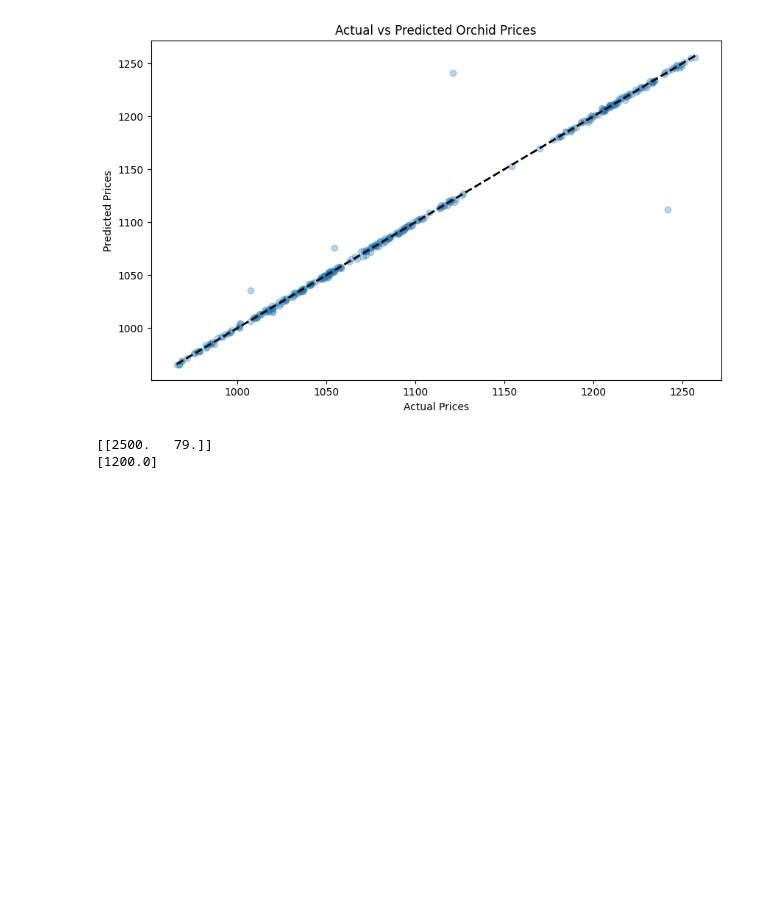
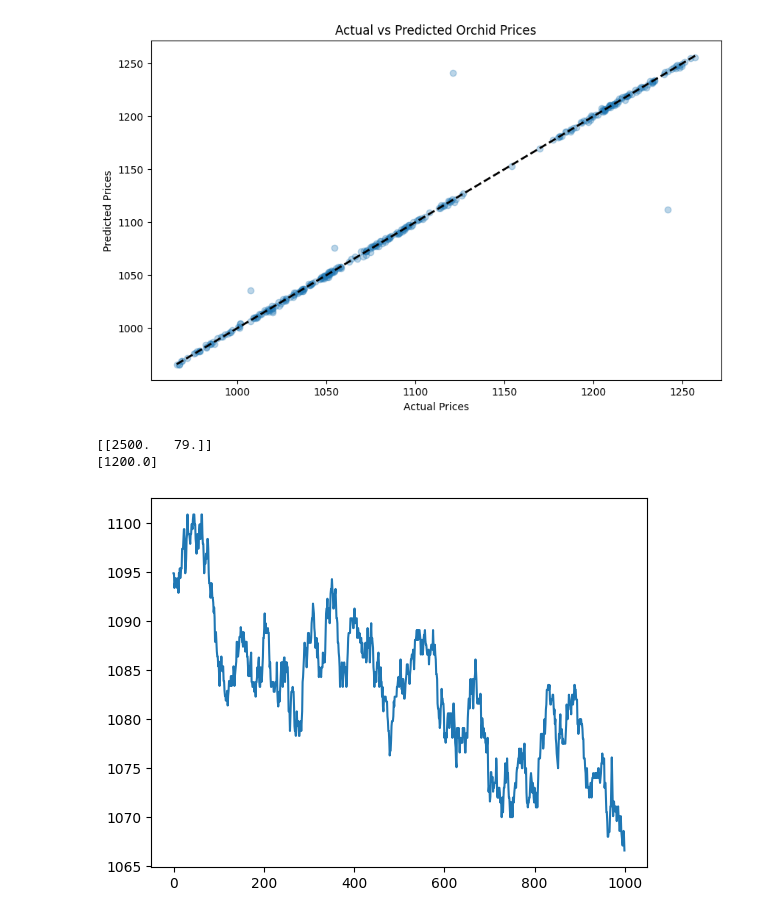
Before and after one commit to Gael-BB/Prosperity2, a Jupyter notebook: research/round2/regression.ipynb, the cells around one changed output. Saved outputs shown, nothing was run; the diff lists cells and outputs as text; code cells hidden in the pictures; blank space fills up the shorter version.

```diff
--- a/research/round2/regression.ipynb
+++ b/research/round2/regression.ipynb
@@ -137,3 +137,42 @@ print(predictions)
 # %% [output]
 [[2500.   79.]]
 [1200.0]
+# %%
+import re
+import numpy as np
+import jsonpickle
+
+def extract_floats_from_file(file_path):
+    # Open and read the text file
+    with open(file_path, 'r') as file:
+        content = file.read()
+
+    # Find all contents enclosed by '^'
+    pattern_enclosed = r'\^([^\^]+)\^'
+    enclosed_contents = re.findall(pattern_enclosed, content)
+
+    # Extract floats from each matched content
+    float_numbers = []
+    pattern_floats = r'[-+]?[0-9]*\.?[0-9]+'
+    for item in enclosed_contents:
+        floats = re.findall(pattern_floats, item)
+        float_numbers.extend(floats)
+
+    # Convert list of string floats to real floats
+    float_numbers = [float(num) for num in float_numbers]
+
+    # Convert list of floats to a NumPy array
+    np_array = np.array(float_numbers)
+
+    return np_array
+
+# Example usage
+file_path = 'file.txt'
+result_array = extract_floats_from_file(file_path)
+# %%
+import matplotlib.pyplot as plt
+
+plt.plot(result_array)
+plt.show()
+# %% [output]
+[figure, added]
```
Also changed, not shown: 7 other files.
